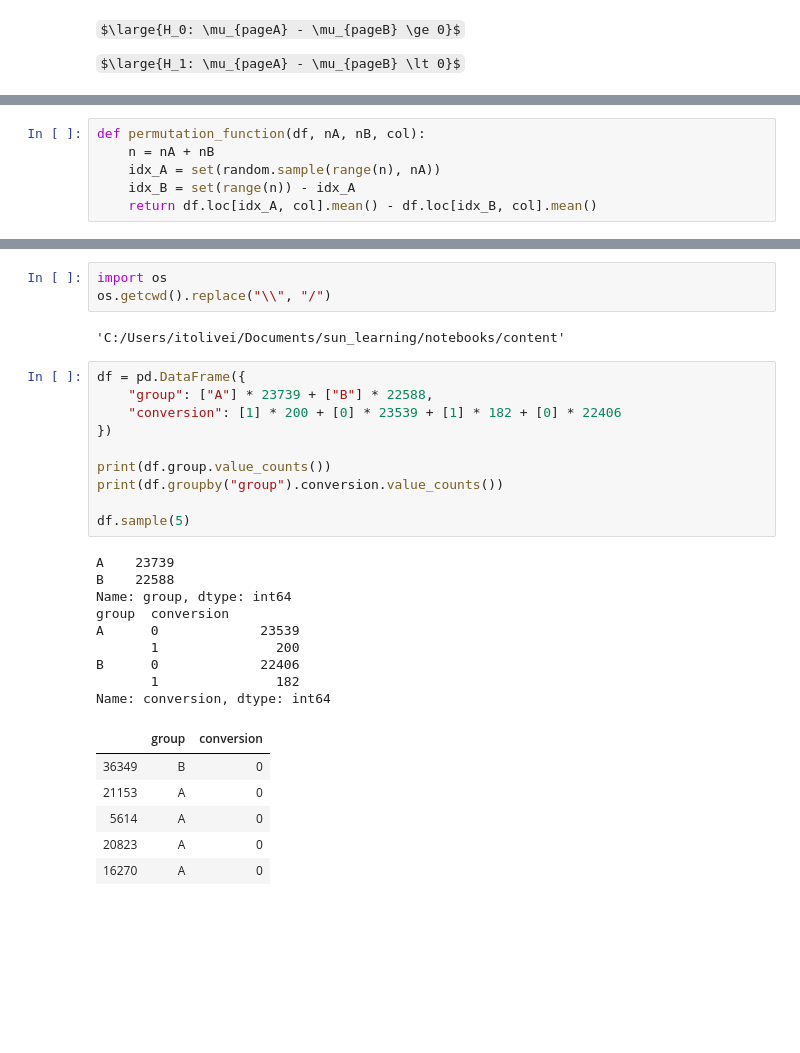
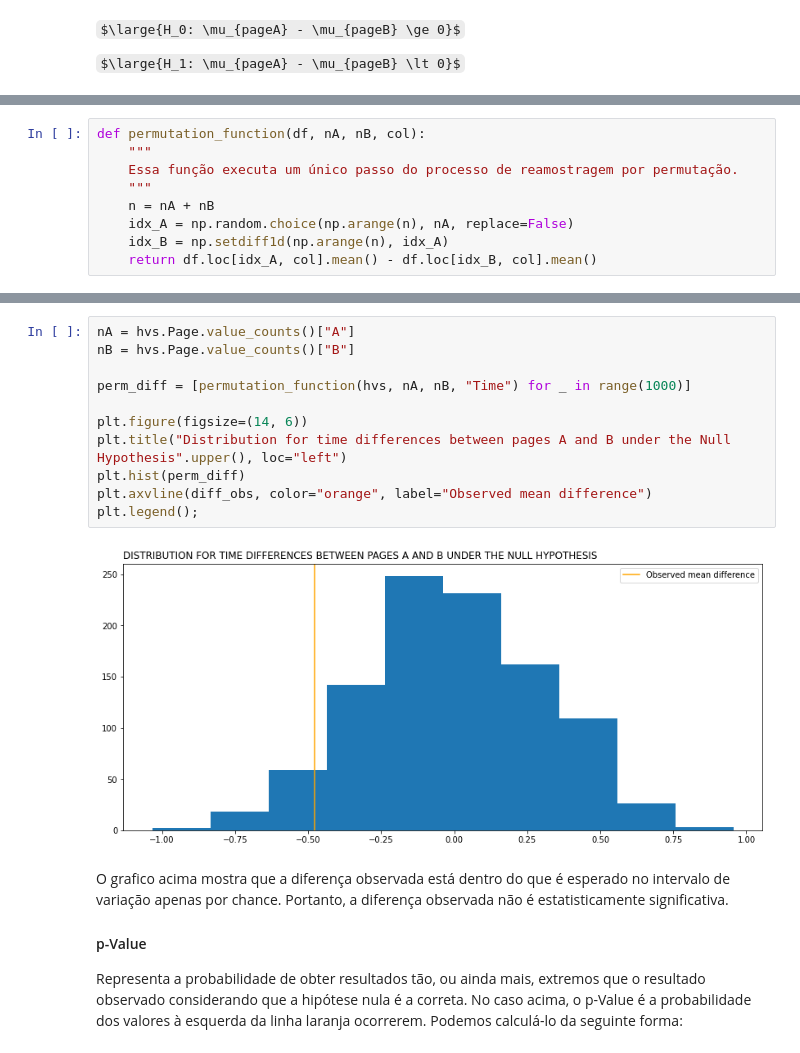
Before and after one commit to hoadcoder/SundayLearning, a Jupyter notebook: notebooks/content/16_experiments_and_hypothesis_testing.ipynb, the cells around one changed output, grey strips where cells are left out. Drawn from its saved outputs; the diff is of its cells as text; some formulas as TeX source; blank space fills up the shorter version.

```diff
--- a/notebooks/content/16_experiments_and_hypothesis_testing.ipynb
+++ b/notebooks/content/16_experiments_and_hypothesis_testing.ipynb
@@ -124,6 +124,9 @@ diff_obs
 # %%
 def permutation_function(df, nA, nB, col):
+    """
+    Essa função executa um único passo do processo de reamostragem por permutação.
+    """
     n = nA + nB
-    idx_A = set(random.sample(range(n), nA))
-    idx_B = set(range(n)) - idx_A
+    idx_A = np.random.choice(np.arange(n), nA, replace=False)
+    idx_B = np.setdiff1d(np.arange(n), idx_A)
     return df.loc[idx_A, col].mean() - df.loc[idx_B, col].mean()
@@ -145,31 +133,19 @@ alpha = 0.05 ou 0.01
-# %%
-import os
-os.getcwd().replace("\\", "/")
-# %% [output]
-'C:/Users/itolivei/Documents/sun_learning/notebooks/content'
-# %%
-df = pd.DataFrame({
-    "group": ["A"] * 23739 + ["B"] * 22588,
-    "conversion": [1] * 200 + [0] * 23539 + [1] * 182 + [0] * 22406
-})
-
-print(df.group.value_counts())
-print(df.groupby("group").conversion.value_counts())
-
-df.sample(5)
-# %% [output]
-A    23739
-B    22588
-Name: group, dtype: int64
-group  conversion
-A      0             23539
-       1               200
-B      0             22406
-       1               182
-Name: conversion, dtype: int64
-|  | group | conversion |
-| 36349 | B | 0 |
-| 21153 | A | 0 |
-| 5614 | A | 0 |
-| 20823 | A | 0 |
-| 16270 | A | 0 |
+# %%
+nA = hvs.Page.value_counts()["A"]
+nB = hvs.Page.value_counts()["B"]
+
+perm_diff = [permutation_function(hvs, nA, nB, "Time") for _ in range(1000)]
+
+plt.figure(figsize=(14, 6))
+plt.title("Distribution for time differences between pages A and B under the Null Hypothesis".upper(), loc="left")
+plt.hist(perm_diff)
+plt.axvline(diff_obs, color="orange", label="Observed mean difference")
+plt.legend();
+# %% [output]
+[figure, added]
+# %% [markdown]
+O grafico acima mostra que a diferença observada está dentro do que é esperado no intervalo de variação apenas por chance. Portanto, a diferença observada não é estatisticamente significativa.
+
+#### p-Value
+Representa a probabilidade de obter resultados tão, ou ainda mais, extremos que o resultado observado considerando que a hipótese nula é a correta.
+No caso acima, o p-Value é a probabilidade dos valores à esquerda da linha laranja ocorrerem. Podemos calculá-lo da seguinte forma:
```
Also changed, not shown: parts of 27 cells of this notebook, 1 other file.
